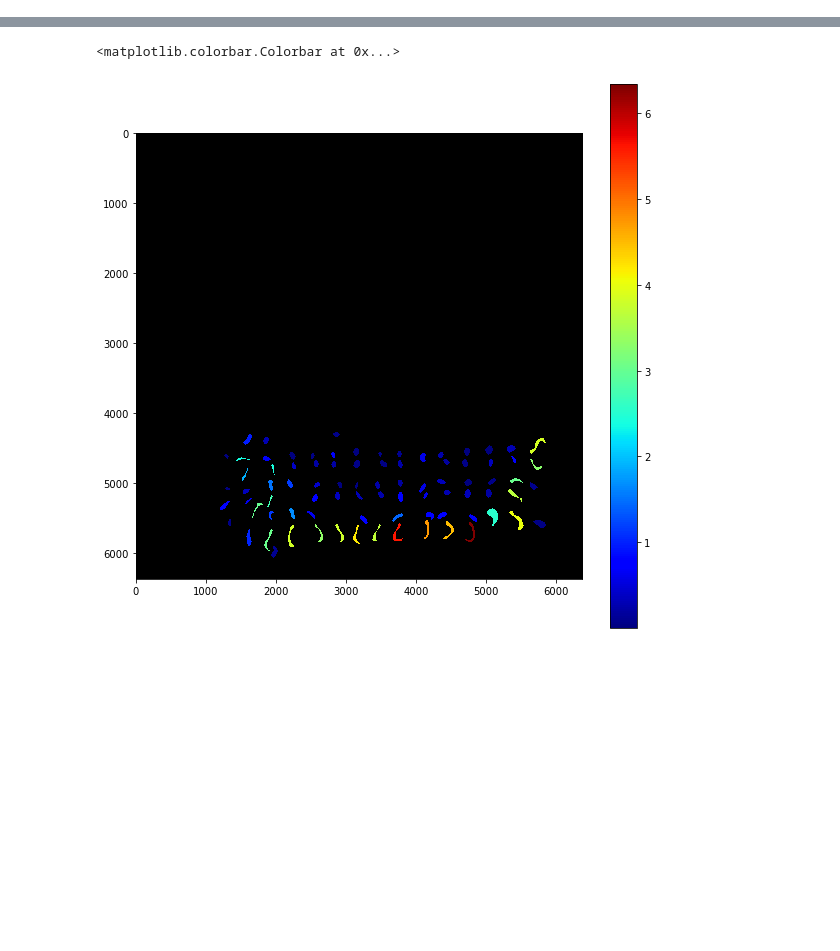
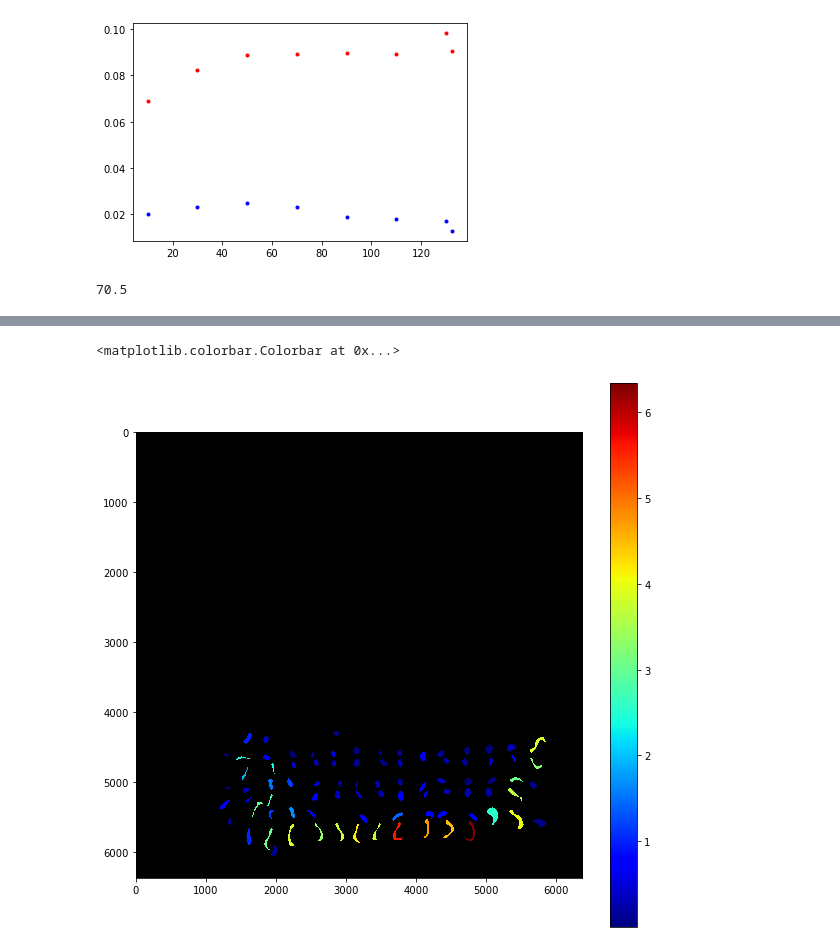
Before and after one commit to iamsmurph/SymBreak, a Jupyter notebook: scripting/obtain_metrics.ipynb, the cells around one changed output, grey strips where cells are left out. Saved outputs shown, nothing was run; the diff lists cells and outputs as text; code cells hidden in the pictures; blank space fills up the shorter version.

```diff
--- a/scripting/obtain_metrics.ipynb
+++ b/scripting/obtain_metrics.ipynb
@@ -488,3 +549,14 @@ centroid= [5665 4147]
+# %%
+gene1=[0.06886484, 0.08211693, 0.08898413, 0.08910554, 0.08972873, 0.08920459,0.09819136, 0.09031054]
+gene2=[0.02023379, 0.02307213, 0.02497011, 0.02308543, 0.0188759,  0.01797035, 0.01734052, 0.01285602]
+pos=[ 10,   30,   50,   70,   90,  110,  130,  132.5]
+plt.plot(pos,gene1,'r.')
+plt.plot(pos,gene2,'b.')
+plt.show()
+np.shape(hey)[0]/2
+# %% [output]
+[figure, added]
+70.5
 # %%
 gene1=0
 dip_1=gene1/np.max(gene1)*(position-np.shape(hey)[0]/2)
```
Also changed, not shown: parts of 9 cells of this notebook.
